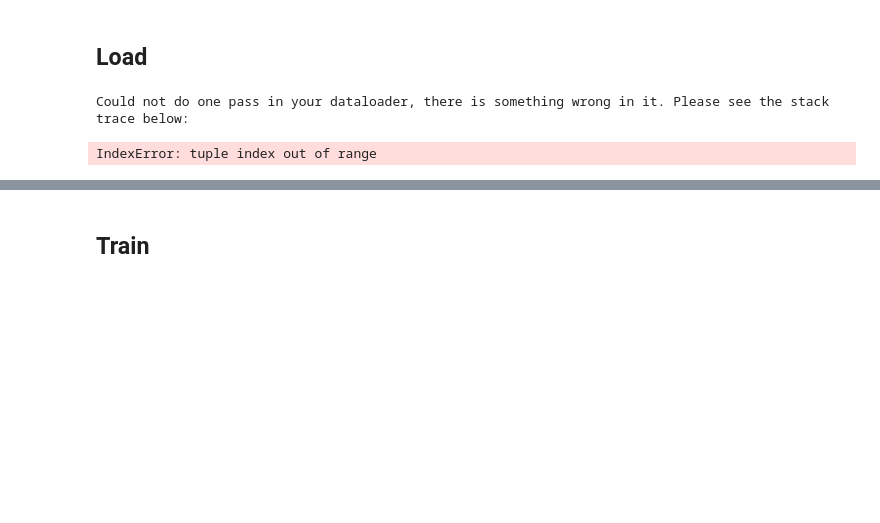
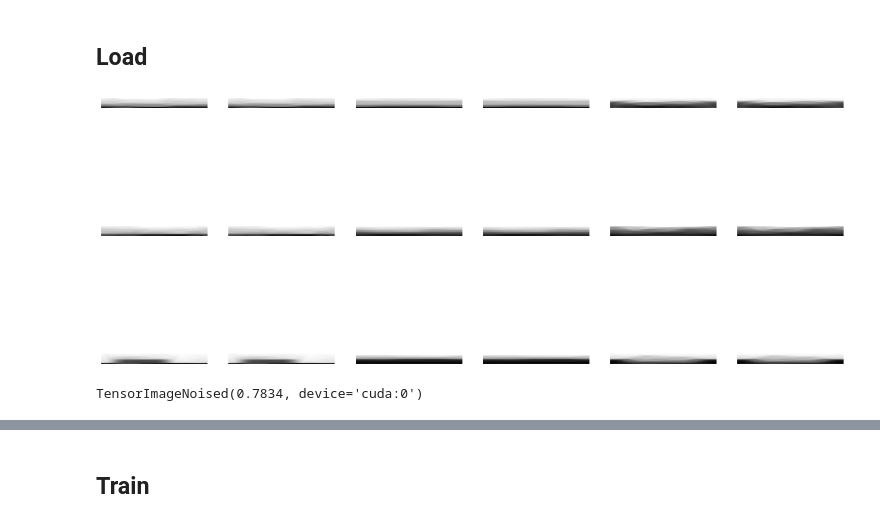
Before and after one commit to ThomasWarford/band-fingerprint, a Jupyter notebook: autoencoder/train_nearest_N.ipynb, the cells around one changed output, grey strips where cells are left out. Cells and saved outputs as stored; diff of their text form; code cells hidden in the pictures; blank space fills up the shorter version.

```diff
--- a/autoencoder/train_nearest_N.ipynb
+++ b/autoencoder/train_nearest_N.ipynb
@@ -27,13 +19,19 @@ class RandomErasingBWInput(RandomErasing):
 # %%
+from fastai.vision.all import *
+
 dls = DataBlock(
-    blocks=(ImageBlock(cls=Tiff32Image), ImageBlock(cls=Tiff32Image)),
+    blocks=(ImageBlock(cls=TiffImage), ImageBlock(cls=TiffImageNoised)),
     get_items=get_image_files,
     splitter=RandomSplitter(valid_pct=0.1),
-    item_tfms=[Resize((12, SELECTED_WIDTH), "squish"), RandomErasingBWInput()], #AddNoiseTransform(std=1000)],
-    batch_tfms=[IntToFloatTensor(div=2**16-1),],
+    item_tfms=[Resize((12, SELECTED_WIDTH), "squish")],# AddNoiseTransform(std=1)], #RandomErasingTransform()], #AddNoiseTransform(std=1)],
+    batch_tfms=[IntToFloatTensor(div=2**16-1)],
         ).dataloaders(DATA_DIRECTORY/f"images/energies_{NUMBER_OF_NEAR_BANDS}_nearest_bands", bs=64)
 
 dls.show_batch()
 # %% [output]
-Could not do one pass in your dataloader, there is something wrong in it. Please see the stack trace below:
-IndexError: tuple index out of range
+[figure, added]
+# %%
+xb, yb = dls.one_batch()
+yb.max()
+# %% [output]
+TensorImageNoised(0.7834, device='cuda:0')
```
Also changed, not shown: parts of 9 cells of this notebook, 2 other files.
